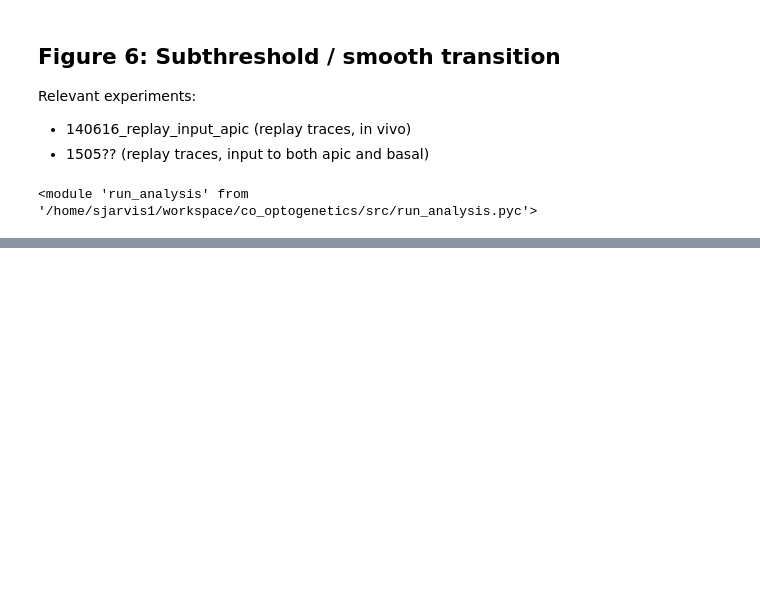
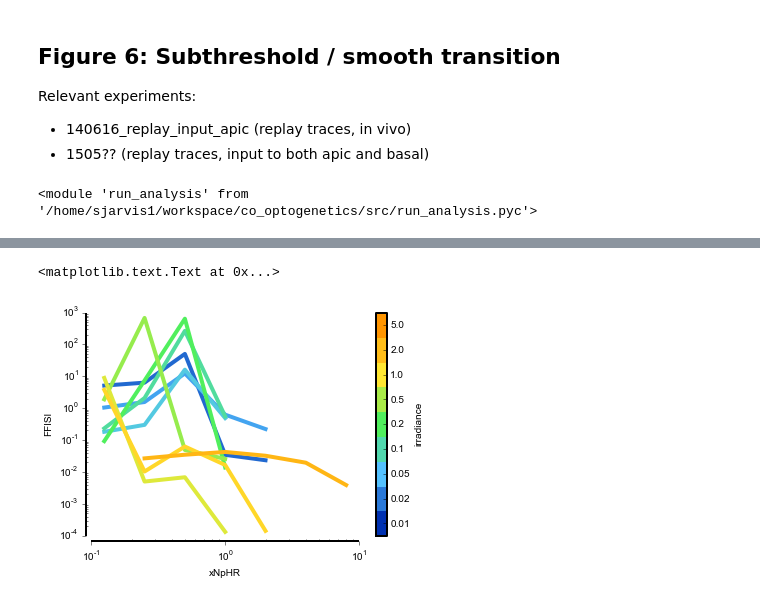
Before and after one commit to critcortex/optogenetics, a Jupyter notebook: diary/150612_plotFigures.ipynb, the cells around one changed output, grey strips where cells are left out. Drawn from its saved outputs; the diff is of its cells as text; code cells hidden in the pictures; blank space fills up the shorter version.

```diff
--- a/diary/150612_plotFigures.ipynb
+++ b/diary/150612_plotFigures.ipynb
@@ -539,0 +671,28 @@ ss = af.get_analysis_values('cv_isi')
+# %%
+pylab.figure()
+for i in range(n_irrs):
+    #print exp_fixedInput['irrs'][i],i*n_factors,(i+1)*n_factors
+    y_ff = rr[0][i*n_factors:(i+1)*n_factors]
+    #print y_ff
+    c=expPlot._get_color(m,intensities[i])
+    pylab.plot(exp_fixedInput['factors'],y_ff,c=c)
+
+turn_off_border(pylab.gca())
+pylab.yscale('log')
+pylab.xscale('log')
+
+m = cm.ScalarMappable(cmap=expPlot.get_cmap())
+m.set_array(intensities)
+dc = intensities[1]-intensities[0]
+
+
+mapint = np.linspace(0.1-dc/2, 0.9+dc/2, n_irrs+1)
+cb = pylab.colorbar(m,ticks=intensities,boundaries=mapint)
+cb.set_label('irradiance')
+cb.set_ticklabels(exp_fixedInput['irrs'])
+
+pylab.xlabel('xNpHR')
+pylab.ylabel('FFISI')
+# %% [output]
+<matplotlib.text.Text at 0x...>
+[figure, added]
```
Also changed, not shown: parts of 15 cells of this notebook, 3 other files.
